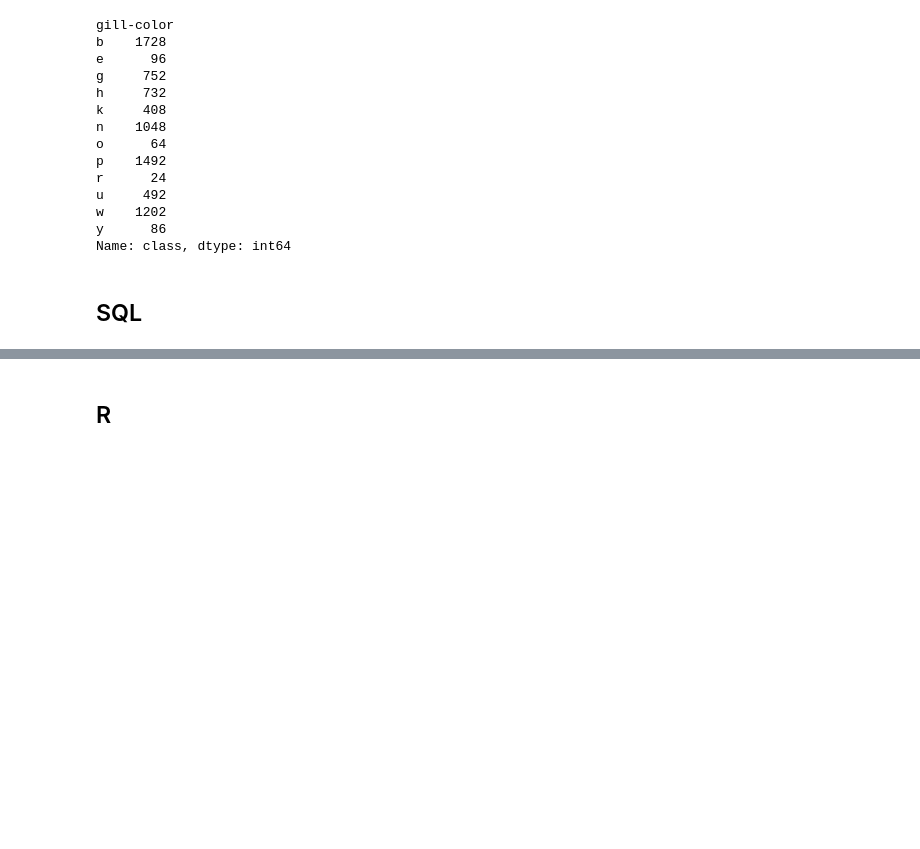
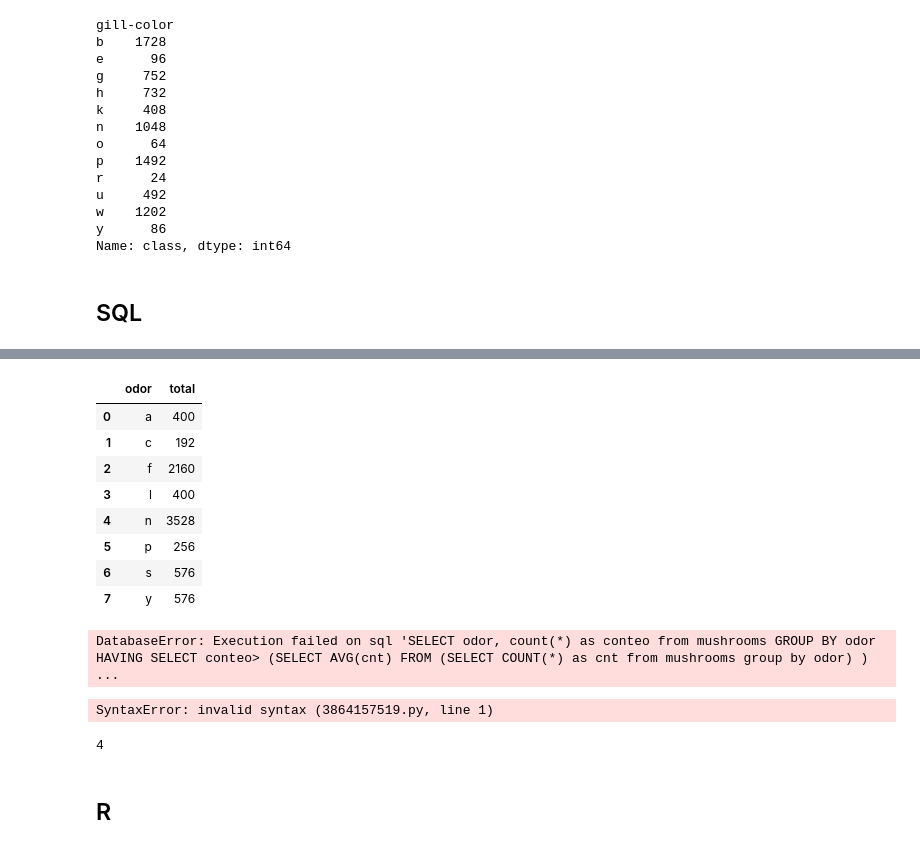
Before and after one commit to steffanylars/PracticaPython, a Jupyter notebook: retosSencillos.ipynb, the cells around one changed output, grey strips where cells are left out. Drawn from its saved outputs; the diff is of its cells as text; code cells hidden in the pictures; blank space fills up the shorter version.

```diff
--- a/retosSencillos.ipynb
+++ b/retosSencillos.ipynb
@@ -270,0 +371,34 @@ import pandas as pd
+# %%
+pd.read_sql("SELECT odor, COUNT(*) as total FROM mushrooms GROUP BY odor HAVING total > 100; ",conn)
+# %% [output]
+|  | odor | total |
+| 0 | a | 400 |
+| 1 | c | 192 |
+| 2 | f | 2160 |
+| 3 | l | 400 |
+| 4 | n | 3528 |
+| 5 | p | 256 |
+| 6 | s | 576 |
+| 7 | y | 576 |
+# %%
+'''
+    Olores que tienen más hongos que el promedio de todas las categorías:
+        Contar hongos
+        sacar promedio de todas las categorias de olores
+        agrupar categorias de olores
+'''
+pd.read_sql("SELECT odor, count(*) as conteo from mushrooms GROUP BY odor HAVING SELECT conteo> (SELECT AVG(cnt) FROM (SELECT COUNT(*) as cnt from mushrooms group by odor) );",conn)
+# %% [output]
+DatabaseError: Execution failed on sql 'SELECT odor, count(*) as conteo from mushrooms GROUP BY odor HAVING SELECT conteo> (SELECT AVG(cnt) FROM (SELECT COUNT(*) as cnt from mushrooms group by odor) ) ...
+# %%
+SELECT odor
+FROM mushrooms
+GROUP BY odor
+HAVING COUNT(DISTINCT class) = 1
+   AND MAX(class) = 'p';
+# %% [output]
+SyntaxError: invalid syntax (3864157519.py, line 1)
+# %%
+print(4%15)
+# %% [output]
+4
```
Also changed, not shown: parts of 13 cells of this notebook, 12 other files.
